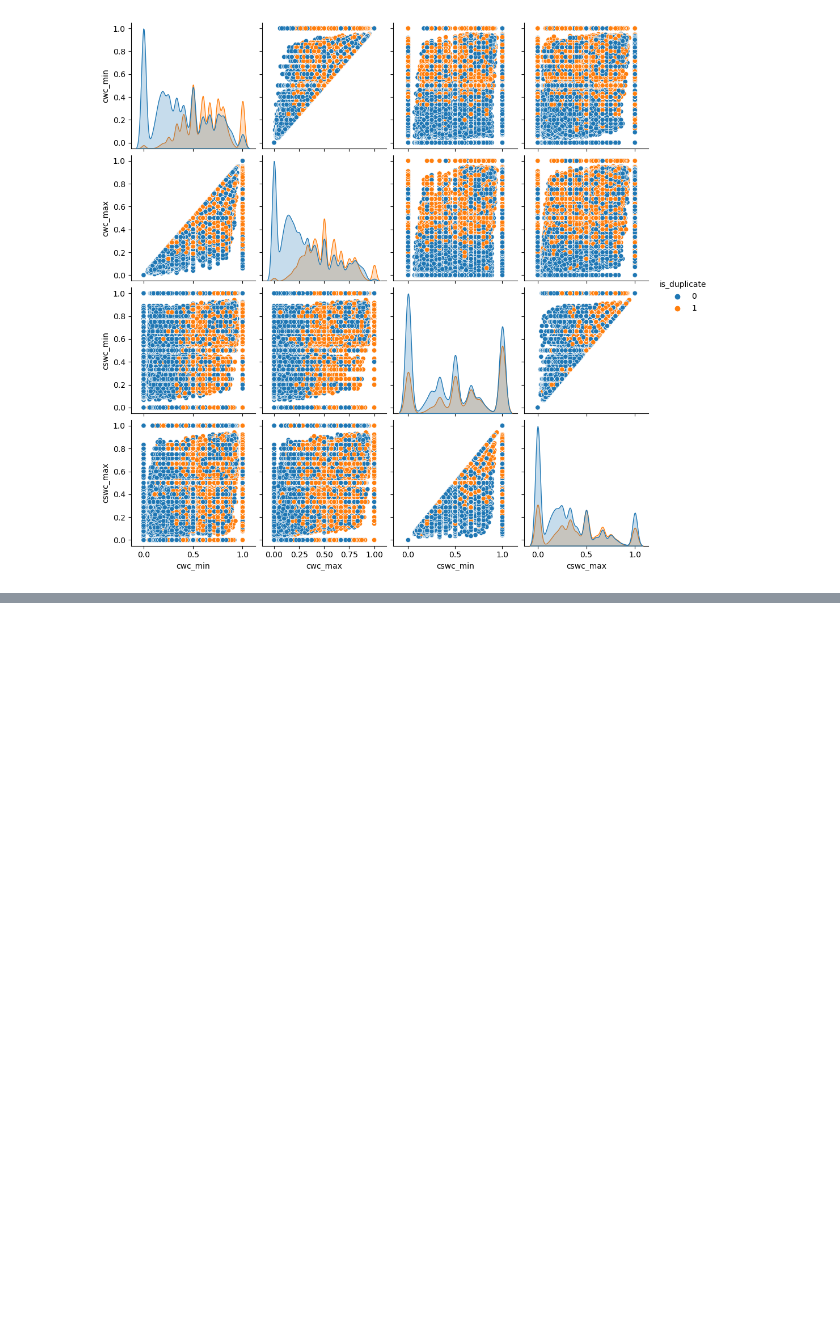
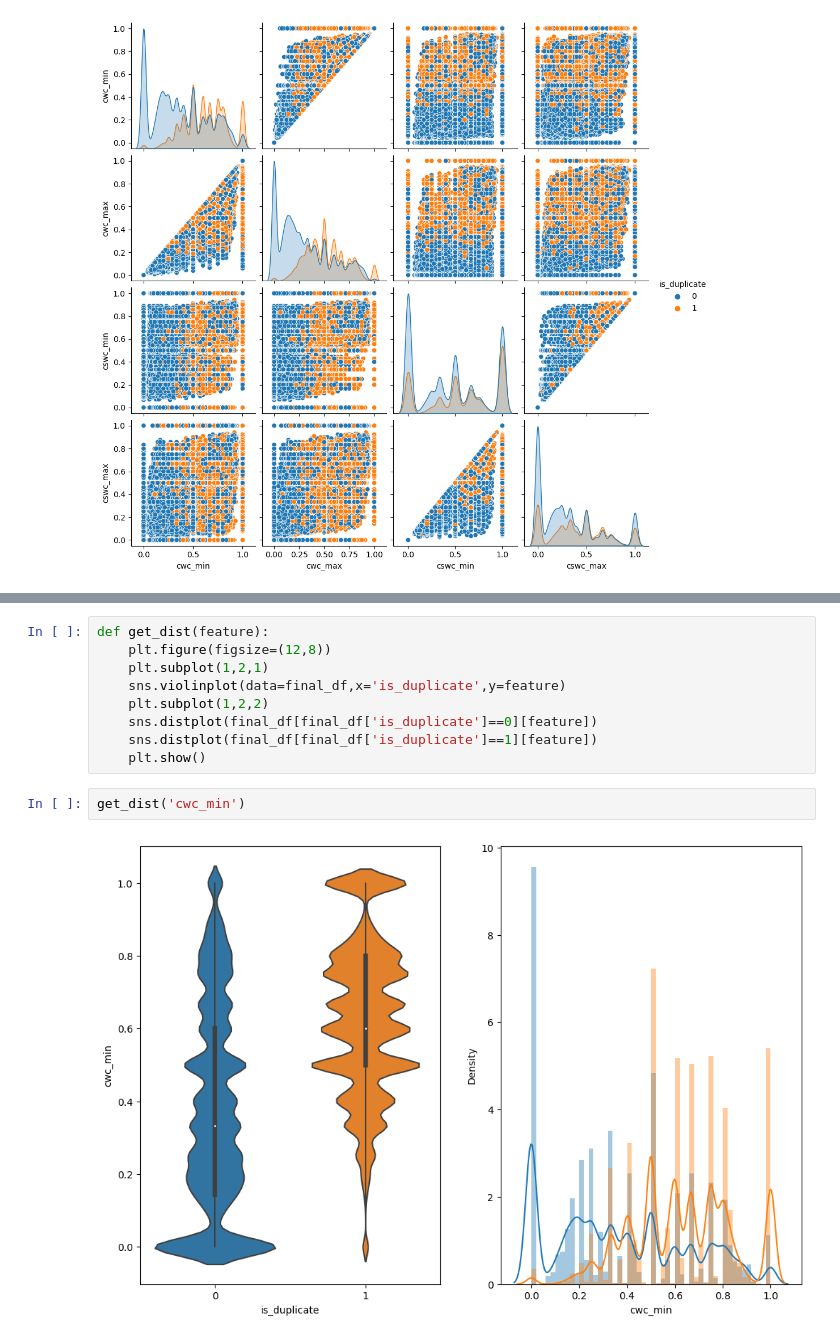
Before and after one commit to BibekRai44/Quora-Analysis, a Jupyter notebook: Quora Analysis.ipynb, the cells around one changed output, grey strips where cells are left out. Drawn from its saved outputs; the diff is of its cells as text; blank space fills up the shorter version.

Commit message:
advanced data analysis

```diff
--- a/Quora Analysis.ipynb
+++ b/Quora Analysis.ipynb
@@ -1285,0 +1310,13 @@ sns.pairplot(data=multivariate,hue='is_duplicate',vars=['cwc_min', 'cwc_max', 'c
+# %%
+def get_dist(feature):
+    plt.figure(figsize=(12,8))
+    plt.subplot(1,2,1)
+    sns.violinplot(data=final_df,x='is_duplicate',y=feature)
+    plt.subplot(1,2,2)
+    sns.distplot(final_df[final_df['is_duplicate']==0][feature])
+    sns.distplot(final_df[final_df['is_duplicate']==1][feature])
+    plt.show()
+# %%
+get_dist('cwc_min')
+# %% [output]
+[figure, added]
```
Also changed, not shown: parts of 7 cells of this notebook.
